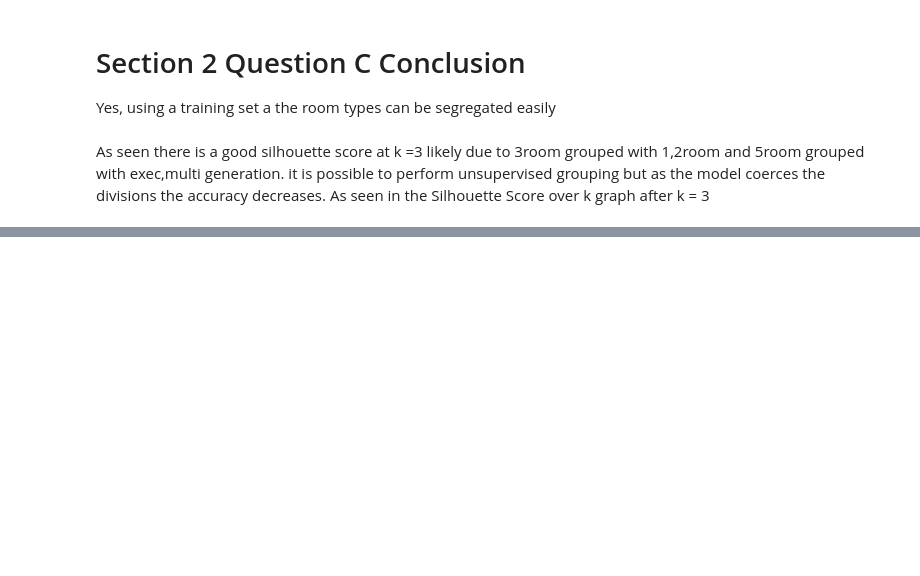
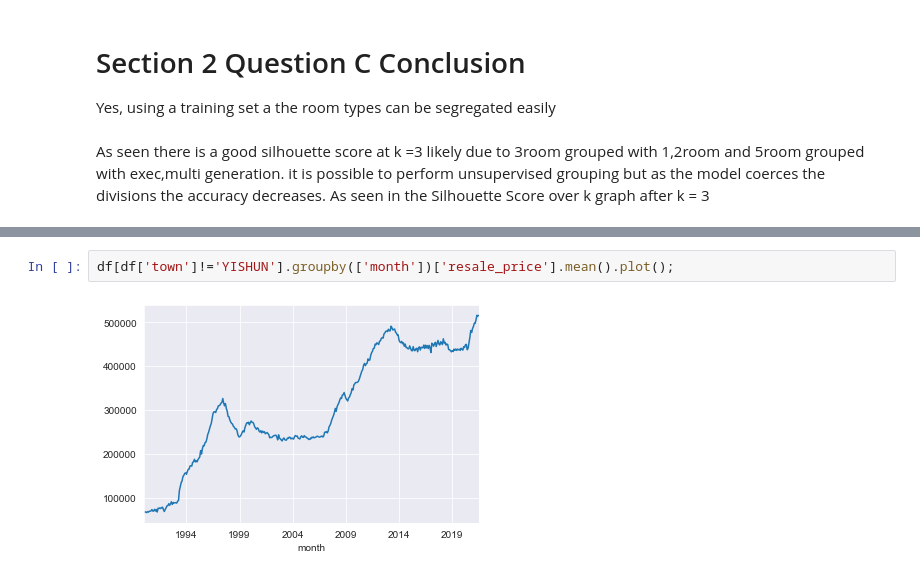
Before and after one commit to changjulian17/resale_HDB, a Jupyter notebook: HDB_model.ipynb, the cells around one changed output, grey strips where cells are left out. Saved outputs shown, nothing was run; the diff lists cells and outputs as text; blank space fills up the shorter version.

```diff
--- a/HDB_model.ipynb
+++ b/HDB_model.ipynb
@@ -964,0 +915,4 @@ As seen there is a good silhouette score at k =3 likely due to 3room grouped wit
+# %%
+df[df['town']!='YISHUN'].groupby(['month'])['resale_price'].mean().plot();
+# %% [output]
+[figure, added]
```
Also changed, not shown: parts of 30 cells of this notebook, 1 other file.
